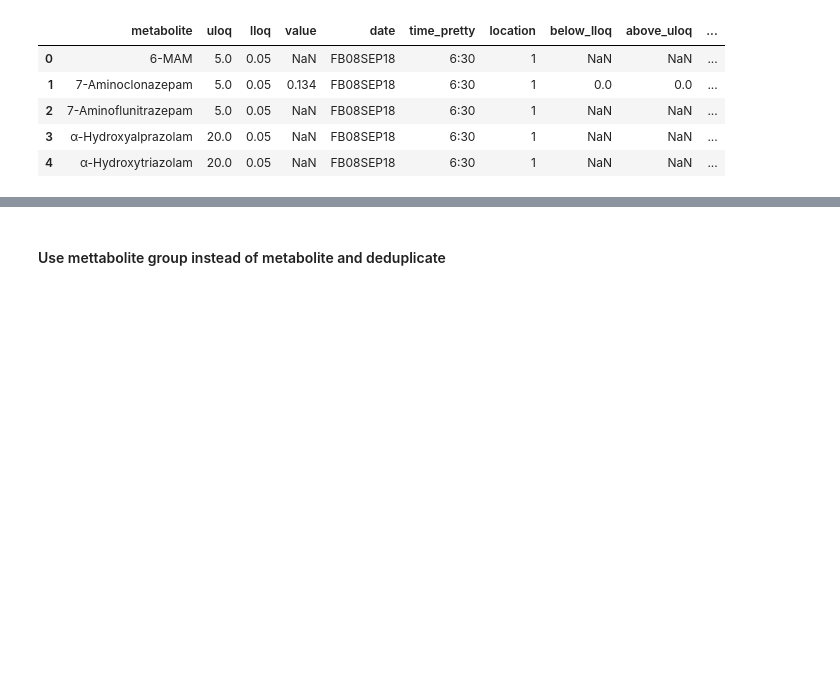
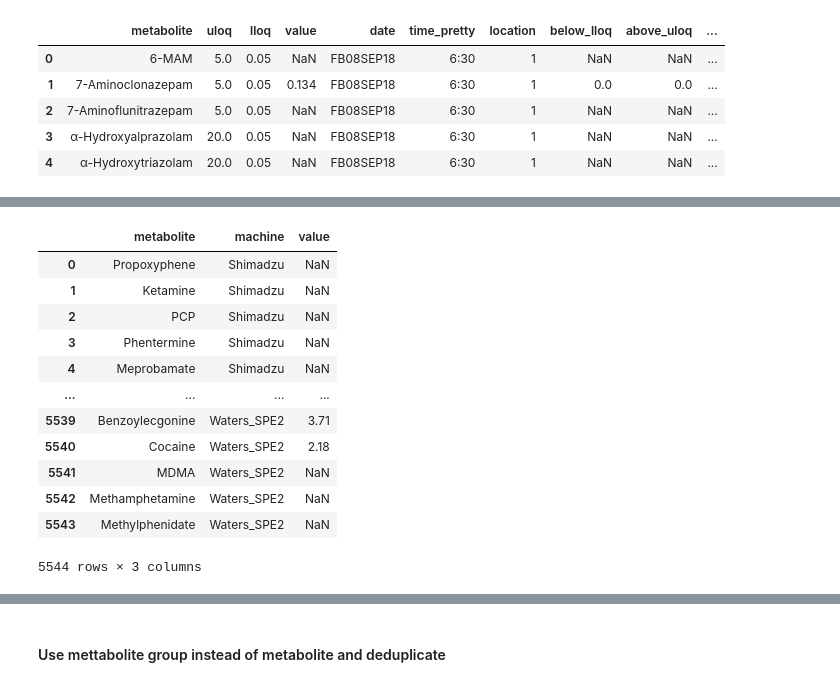
Before and after one commit to mloop/uf-wastewater, a Jupyter notebook: nbs/data_inventory.ipynb, the cells around one changed output, grey strips where cells are left out. Drawn from its saved outputs; the diff is of its cells as text; code cells hidden in the pictures; blank space fills up the shorter version.

```diff
--- a/nbs/data_inventory.ipynb
+++ b/nbs/data_inventory.ipynb
@@ -257,0 +273,16 @@ data.to_csv("../data/water_cleaned_group_sorted.txt", index=False, sep="\t")
+# %%
+data_spread
+# %% [output]
+|  | metabolite | machine | value |
+| 0 | Propoxyphene | Shimadzu | NaN |
+| 1 | Ketamine | Shimadzu | NaN |
+| 2 | PCP | Shimadzu | NaN |
+| 3 | Phentermine | Shimadzu | NaN |
+| 4 | Meprobamate | Shimadzu | NaN |
+| ... | ... | ... | ... |
+| 5539 | Benzoylecgonine | Waters_SPE2 | 3.71 |
+| 5540 | Cocaine | Waters_SPE2 | 2.18 |
+| 5541 | MDMA | Waters_SPE2 | NaN |
+| 5542 | Methamphetamine | Waters_SPE2 | NaN |
+| 5543 | Methylphenidate | Waters_SPE2 | NaN |
+5544 rows × 3 columns
```
Also changed, not shown: parts of 33 cells of this notebook, 12 other files.
